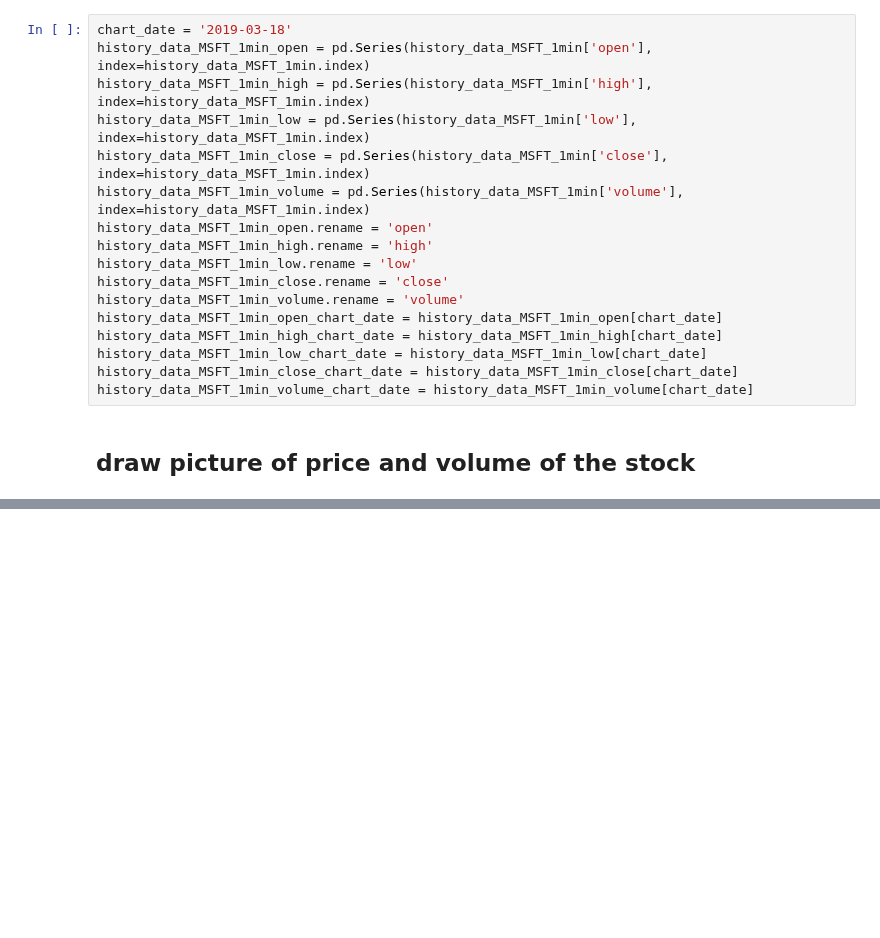
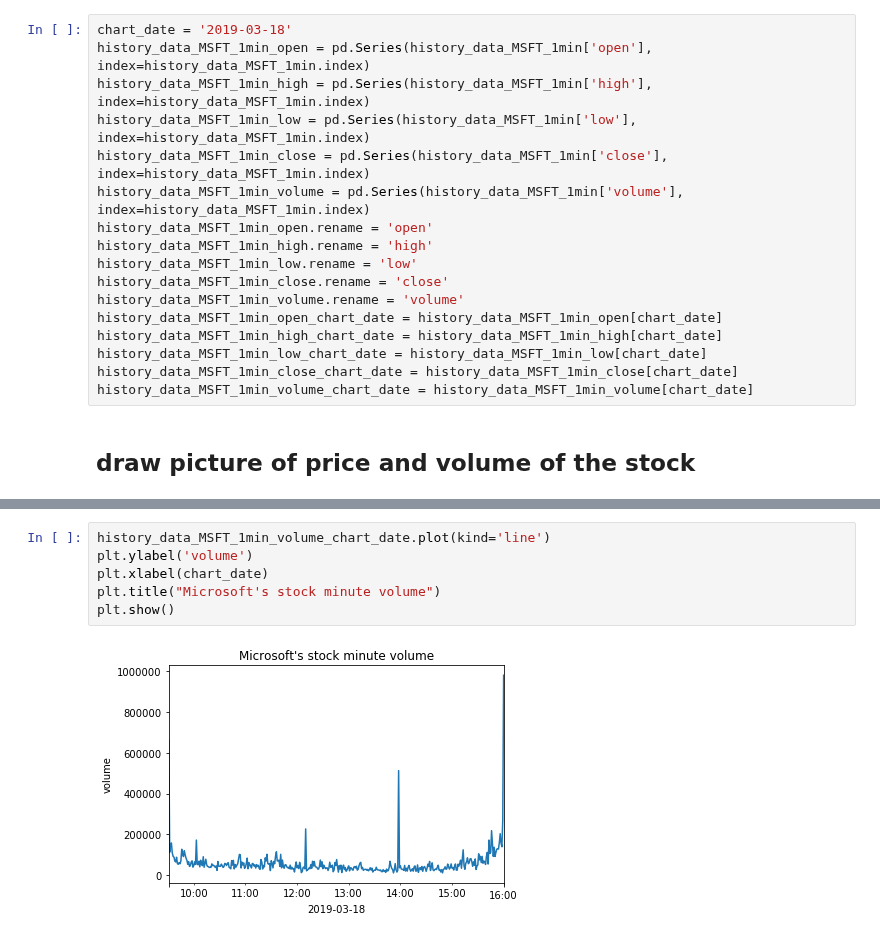
Before and after one commit to franklili3/Python-for-Finance-Engineering, a Jupyter notebook: homework1/GetStockAndChart.ipynb, the cells around one changed output, grey strips where cells are left out. Cells and saved outputs as stored; diff of their text form; blank space fills up the shorter version.

```diff
--- a/homework1/GetStockAndChart.ipynb
+++ b/homework1/GetStockAndChart.ipynb
@@ -87,0 +99,8 @@ history_data_MSFT_1min_close_chart_date.plot(kind='line')
+# %%
+history_data_MSFT_1min_volume_chart_date.plot(kind='line')
+plt.ylabel('volume')
+plt.xlabel(chart_date)
+plt.title("Microsoft's stock minute volume")
+plt.show()
+# %% [output]
+[figure, added]
```
Also changed, not shown: parts of 2 cells of this notebook.
